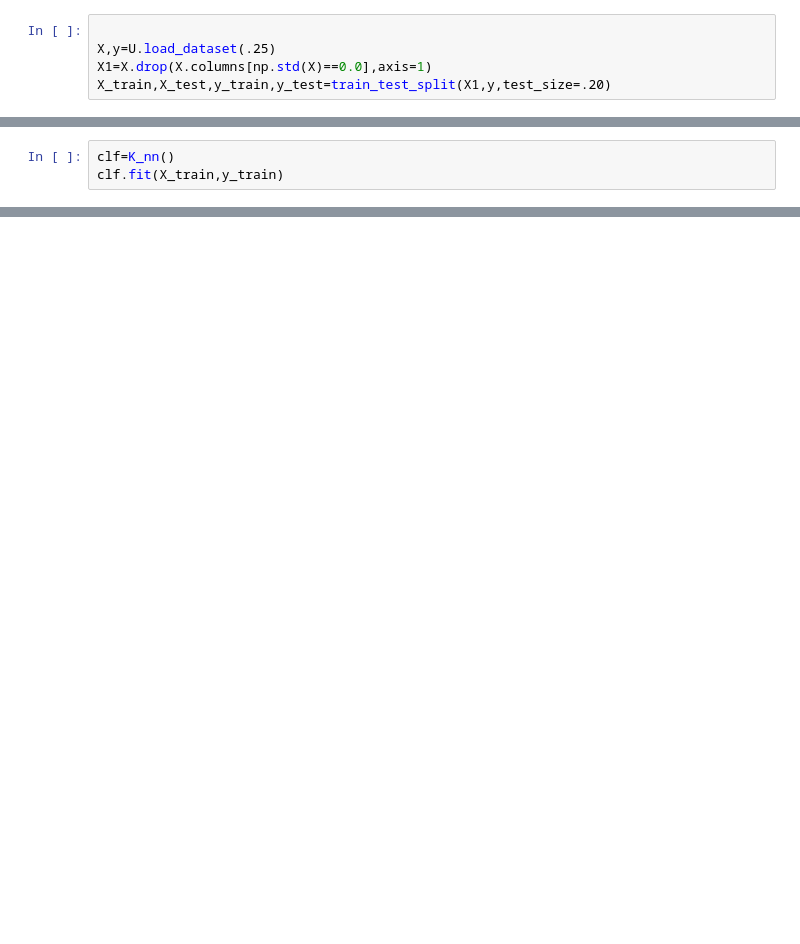
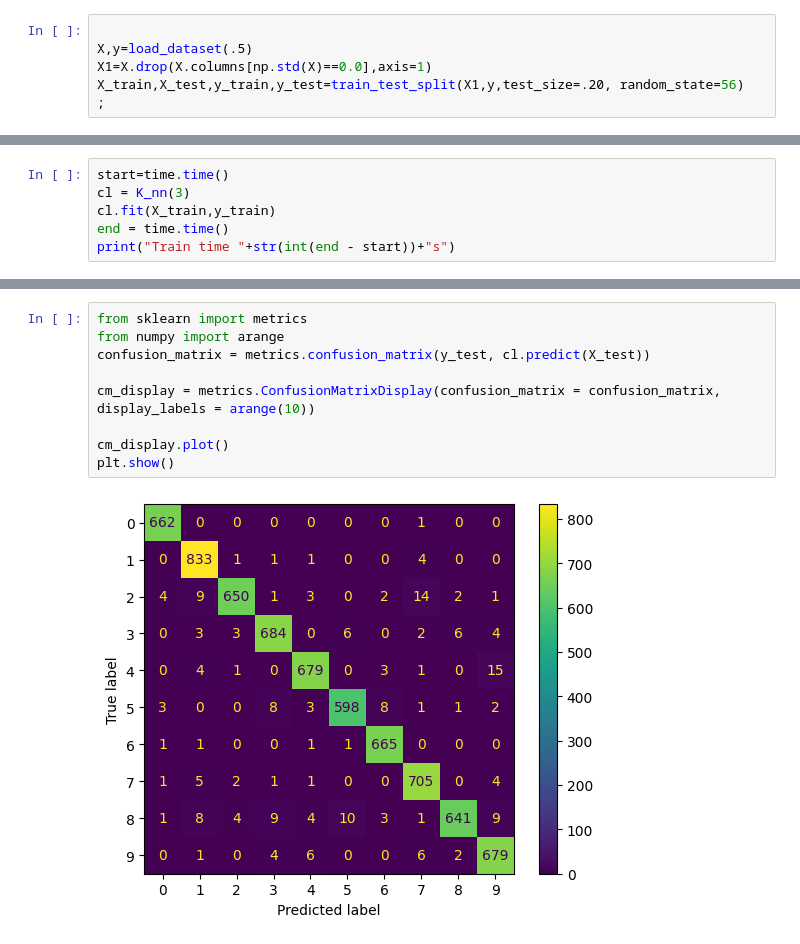
Before and after one commit to zkiokko/AI, a Jupyter notebook: KNN.ipynb, the cells around one changed output, grey strips where cells are left out. Saved outputs shown, nothing was run; the diff lists cells and outputs as text; blank space fills up the shorter version.

```diff
--- a/KNN.ipynb
+++ b/KNN.ipynb
@@ -6,5 +75,6 @@ import numpy as np
 # %%
 
-X,y=U.load_dataset(.25)
+X,y=load_dataset(.5)
 X1=X.drop(X.columns[np.std(X)==0.0],axis=1)
-X_train,X_test,y_train,y_test=train_test_split(X1,y,test_size=.20)
+X_train,X_test,y_train,y_test=train_test_split(X1,y,test_size=.20, random_state=56)
+;
@@ -11,3 +82,0 @@ X_train,X_test,y_train,y_test=train_test_split(X1,y,test_size=.20)
-# %%
-clf=K_nn()
-clf.fit(X_train,y_train)
@@ -26,0 +105,6 @@ KeyboardInterrupt:
+# %%
+start=time.time()
+cl = K_nn(3)
+cl.fit(X_train,y_train)
+end = time.time()
+print("Train time "+str(int(end - start))+"s")
@@ -26,0 +122,11 @@ KeyboardInterrupt:
+# %%
+from sklearn import metrics
+from numpy import arange
+confusion_matrix = metrics.confusion_matrix(y_test, cl.predict(X_test))
+
+cm_display = metrics.ConfusionMatrixDisplay(confusion_matrix = confusion_matrix, display_labels = arange(10))
+
+cm_display.plot()
+plt.show()
+# %% [output]
+[figure, added]
```
Also changed, not shown: parts of 10 cells of this notebook.
